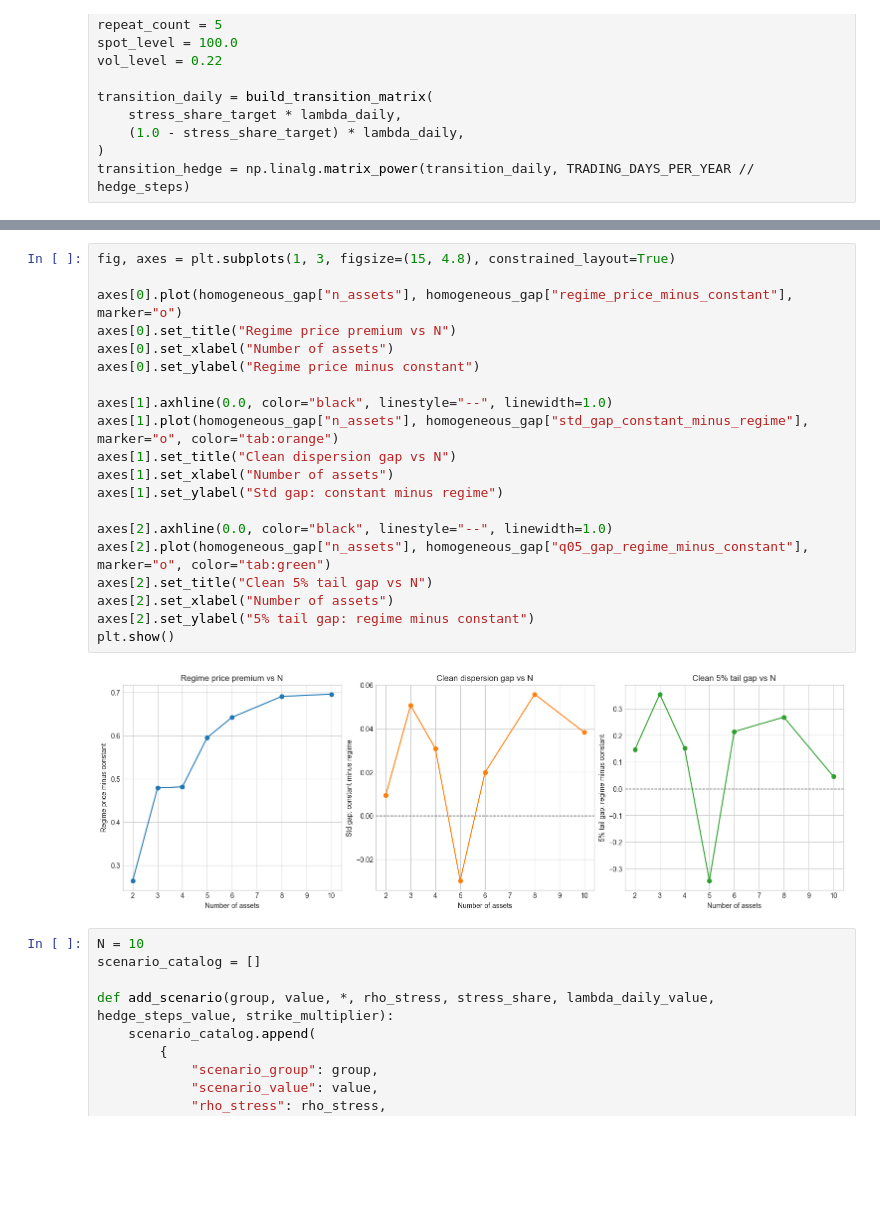
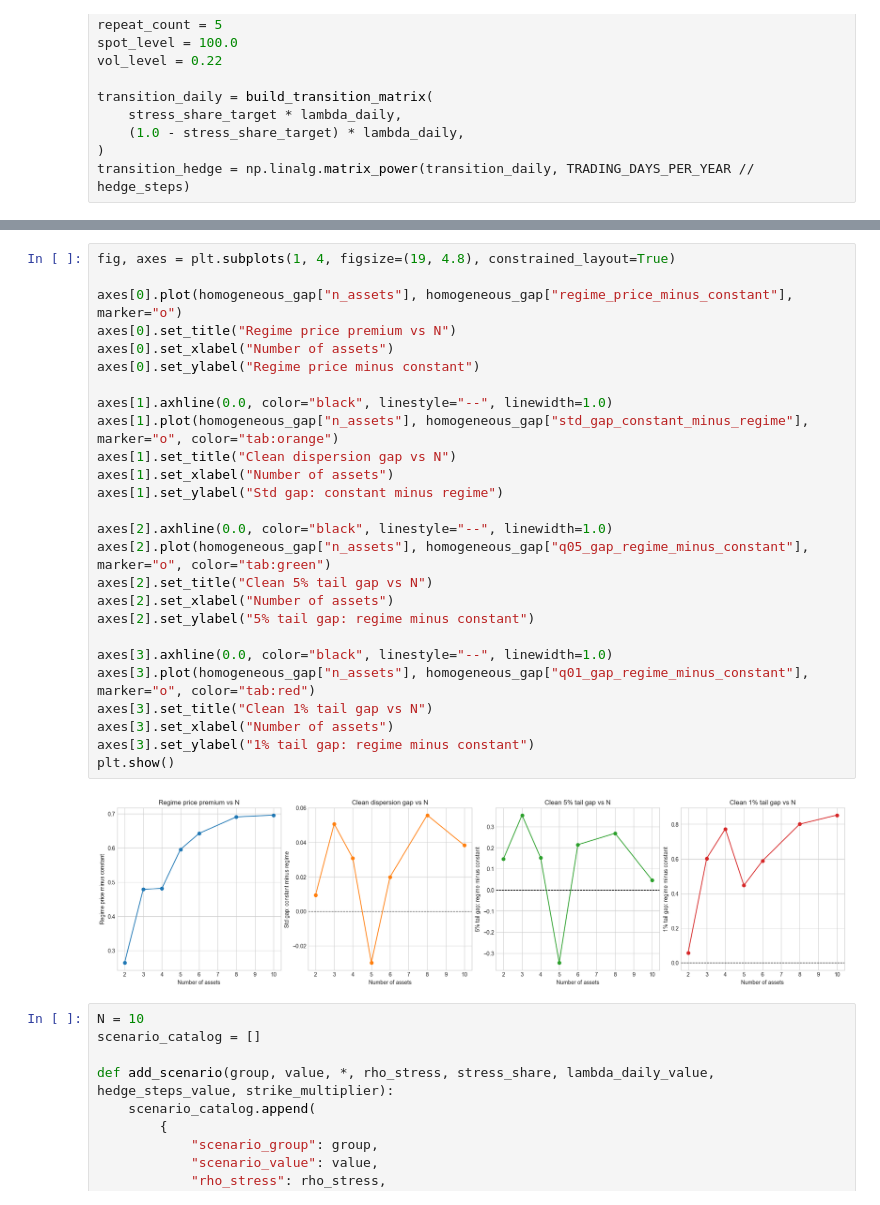
Before and after one commit to hamza11235/Multi_Asset_Option_Pricing, a Jupyter notebook: notebooks/04_dimension_and_robustness.ipynb, the cells around one changed output, grey strips where cells are left out. Saved outputs shown, nothing was run; the diff lists cells and outputs as text; blank space fills up the shorter version.

Commit message:
Add 1pct tail panel to dimension plots

```diff
--- a/notebooks/04_dimension_and_robustness.ipynb
+++ b/notebooks/04_dimension_and_robustness.ipynb
@@ -212,27 +212,33 @@ display(homogeneous_gap.round(4))
 | 5 | 8 | 7.2841 | 7.9742 | 1.9297 | 1.8739 | ... |
 | 6 | 10 | 7.2482 | 7.9436 | 1.9658 | 1.9276 | ... |
 # %%
-fig, axes = plt.subplots(1, 3, figsize=(15, 4.8), constrained_layout=True)
+fig, axes = plt.subplots(1, 4, figsize=(19, 4.8), constrained_layout=True)
 
 axes[0].plot(homogeneous_gap["n_assets"], homogeneous_gap["regime_price_minus_constant"], marker="o")
 axes[0].set_title("Regime price premium vs N")
 axes[0].set_xlabel("Number of assets")
 axes[0].set_ylabel("Regime price minus constant")
 
 axes[1].axhline(0.0, color="black", linestyle="--", linewidth=1.0)
 axes[1].plot(homogeneous_gap["n_assets"], homogeneous_gap["std_gap_constant_minus_regime"], marker="o", color="tab:orange")
 axes[1].set_title("Clean dispersion gap vs N")
 axes[1].set_xlabel("Number of assets")
 axes[1].set_ylabel("Std gap: constant minus regime")
 
 axes[2].axhline(0.0, color="black", linestyle="--", linewidth=1.0)
 axes[2].plot(homogeneous_gap["n_assets"], homogeneous_gap["q05_gap_regime_minus_constant"], marker="o", color="tab:green")
 axes[2].set_title("Clean 5% tail gap vs N")
 axes[2].set_xlabel("Number of assets")
 axes[2].set_ylabel("5% tail gap: regime minus constant")
+
+axes[3].axhline(0.0, color="black", linestyle="--", linewidth=1.0)
+axes[3].plot(homogeneous_gap["n_assets"], homogeneous_gap["q01_gap_regime_minus_constant"], marker="o", color="tab:red")
+axes[3].set_title("Clean 1% tail gap vs N")
+axes[3].set_xlabel("Number of assets")
+axes[3].set_ylabel("1% tail gap: regime minus constant")
 plt.show()
 # %% [output]
-[figure, old version]
+[figure, new version]
 # %%
 N = 10
 scenario_catalog = []
```
Also changed, not shown: 7 other files.
